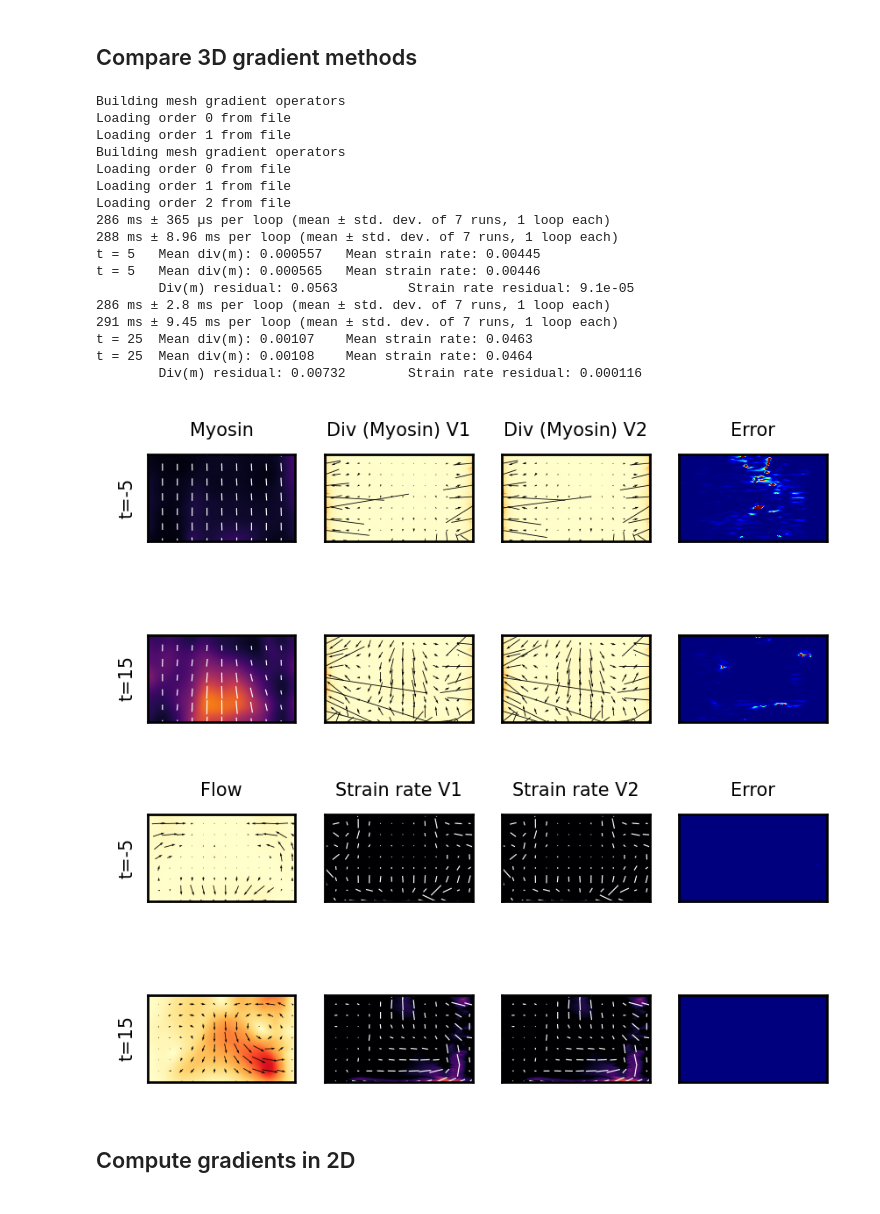
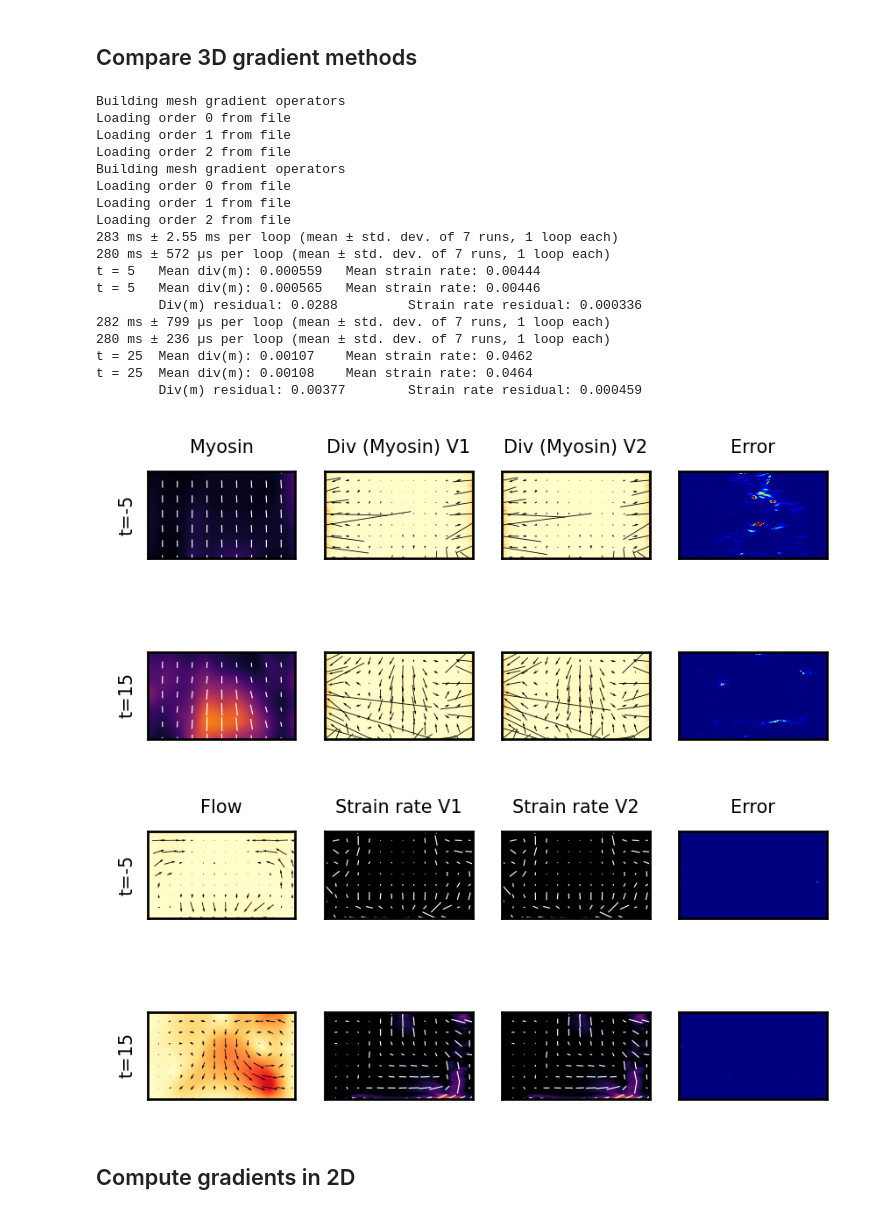
Before and after one commit to jcolen/drosophila_morphogenesis, a Jupyter notebook: CompareGradientMethods.ipynb, the cells around one changed output. Cells and saved outputs as stored; diff of their text form; code cells hidden in the pictures.

```diff
--- a/CompareGradientMethods.ipynb
+++ b/CompareGradientMethods.ipynb
@@ -379,7 +410,7 @@ mesh_name = 'embryo_poles_noll'
 interp   = MeshInterpolator(mesh_name, cutoff=0).fit(None)
 tangent  = TangentSpaceTransformer(mesh_name).fit(None)
 gradient1 = FenicsGradient_v1(mesh_name).fit(None, tangent=tangent)
-gradient0 = FenicsGradient_v0(mesh_name).fit(None, tangent=tangent)
+gradient0 = FenicsGradient_v3(mesh_name).fit(None, tangent=tangent)
 
 plt.rcParams['font.size'] = 6
 plt.rcParams['axes.titlesize'] = 6
@@ -434,45 +465,46 @@ for i, t in enumerate([5, 25]):
 
     print(f't = {t}\tMean div(m): {np.mean(np.linalg.norm(div_m0, axis=0)):.3g}\tMean strain rate: {np.mean(np.linalg.norm(E0, axis=(0, 1))):.3g}')
     print(f't = {t}\tMean div(m): {np.mean(np.linalg.norm(div_m1, axis=0)):.3g}\tMean strain rate: {np.mean(np.linalg.norm(E1, axis=(0, 1))):.3g}')
 
     print(f'\tDiv(m) residual: {mean_norm_residual(div_m0[None], div_m1[None]).mean():.3g}',
           f'\tStrain rate residual: {mean_norm_residual(E0[None], E1[None]).mean():.3g}')
 
     color_2D(ax1[i, 1], np.linalg.norm(div_m0, axis=0), cmap='YlOrRd')
     plot_vector2D(ax1[i, 1], div_m0, skip=15, scale=1e-2)
     plot_tensor2D(ax2[i, 1], E0, vmin=mmin, vmax=mmax, skip=15)
 
     cmin, cmax= ax1[i, 1].get_images()[0].get_clim()
 
     color_2D(ax1[i, 2], np.linalg.norm(div_m1, axis=0), vmin=cmin, vmax=cmax, cmap='YlOrRd')
     plot_vector2D(ax1[i, 2], div_m1, skip=15, scale=1e-2)
     plot_tensor2D(ax2[i, 2], E1, vmin=mmin, vmax=mmax, skip=15)
 
     color_2D(ax1[i, 3], mean_norm_residual(div_m0[None], div_m1[None]), vmin=0, vmax=1, cmap='jet')
     color_2D(ax2[i, 3], mean_norm_residual(E0[None], E1[None]), vmin=0, vmax=1, cmap='jet')
 
 
     ax1[i, 0].set_ylabel('t=%d' % tt)
     ax2[i, 0].set_ylabel('t=%d' % tt)
 # %% [output]
-Building mesh gradient operators
-Loading order 0 from file
-Loading order 1 from file
 Building mesh gradient operators
 Loading order 0 from file
 Loading order 1 from file
 Loading order 2 from file
-286 ms ± 365 µs per loop (mean ± std. dev. of 7 runs, 1 loop each)
-288 ms ± 8.96 ms per loop (mean ± std. dev. of 7 runs, 1 loop each)
-t = 5   Mean div(m): 0.000557   Mean strain rate: 0.00445
+Building mesh gradient operators
+Loading order 0 from file
+Loading order 1 from file
+Loading order 2 from file
+283 ms ± 2.55 ms per loop (mean ± std. dev. of 7 runs, 1 loop each)
+280 ms ± 572 µs per loop (mean ± std. dev. of 7 runs, 1 loop each)
+t = 5   Mean div(m): 0.000559   Mean strain rate: 0.00444
 t = 5   Mean div(m): 0.000565   Mean strain rate: 0.00446
-        Div(m) residual: 0.0563         Strain rate residual: 9.1e-05
-286 ms ± 2.8 ms per loop (mean ± std. dev. of 7 runs, 1 loop each)
-291 ms ± 9.45 ms per loop (mean ± std. dev. of 7 runs, 1 loop each)
-t = 25  Mean div(m): 0.00107    Mean strain rate: 0.0463
+        Div(m) residual: 0.0288         Strain rate residual: 0.000336
+282 ms ± 799 µs per loop (mean ± std. dev. of 7 runs, 1 loop each)
+280 ms ± 236 µs per loop (mean ± std. dev. of 7 runs, 1 loop each)
+t = 25  Mean div(m): 0.00107    Mean strain rate: 0.0462
 t = 25  Mean div(m): 0.00108    Mean strain rate: 0.0464
-        Div(m) residual: 0.00732        Strain rate residual: 0.000116
+        Div(m) residual: 0.00377        Strain rate residual: 0.000459
-[figure, old version]
+[figure, new version]
 [figure]
 # %% [markdown]
 ## Compute gradients in 2D
```
Also changed, not shown: parts of 4 cells of this notebook, 4 other files.
